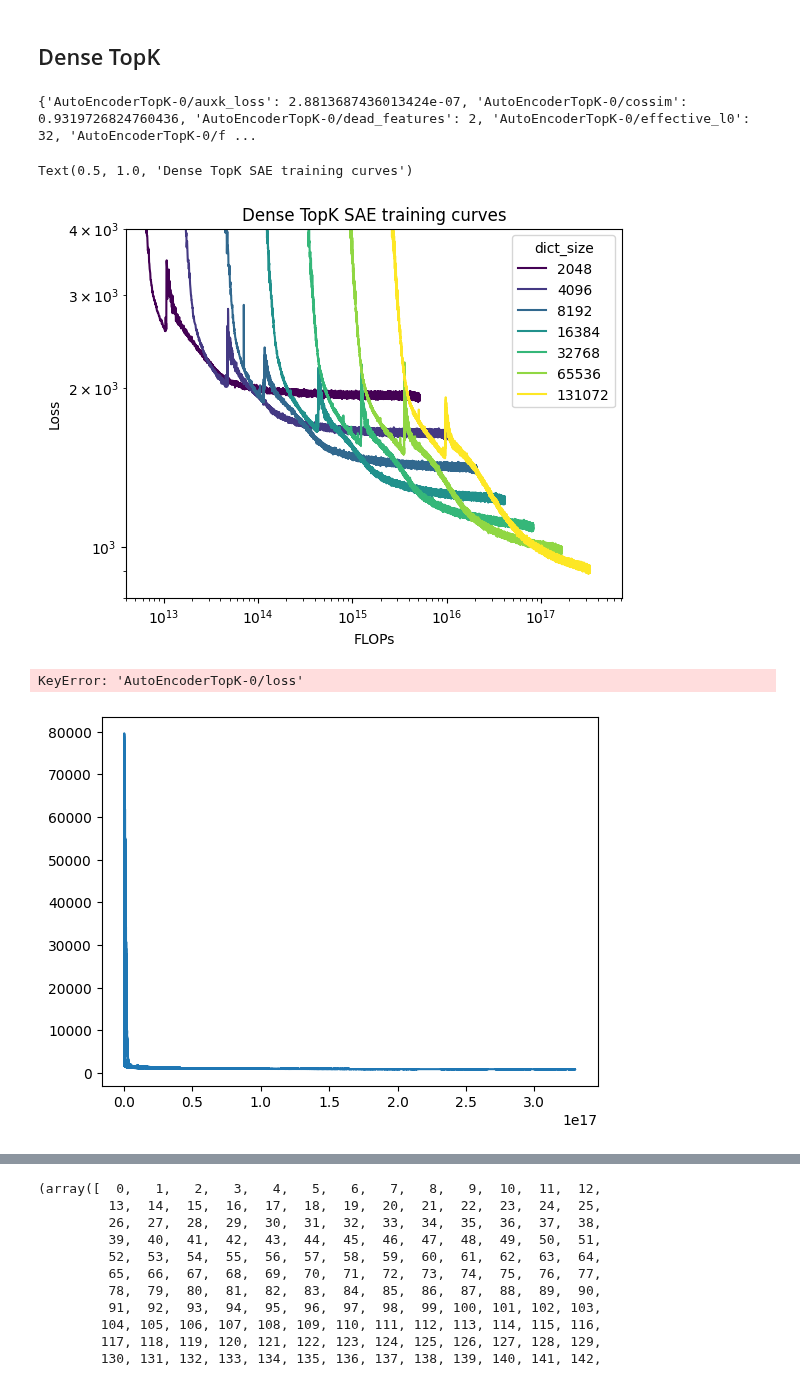
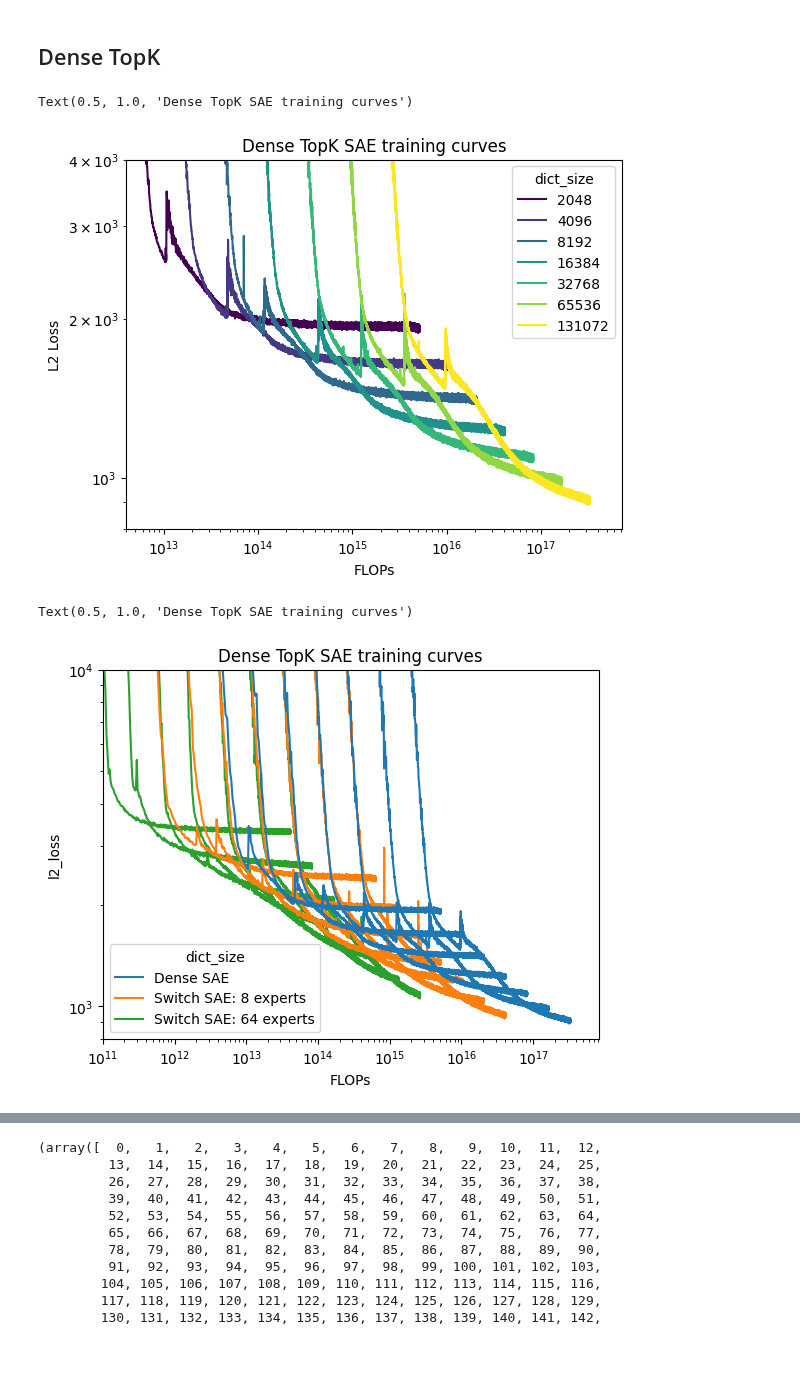
Before and after one commit to amudide/switch_sae, a Jupyter notebook: scaling_laws/attempt0/plot.ipynb, the cells around one changed output, grey strips where cells are left out. Drawn from its saved outputs; the diff is of its cells as text; code cells hidden in the pictures; blank space fills up the shorter version.

Commit message:
added notebook for making scaling laws plot

```diff
--- a/scaling_laws/attempt0/plot.ipynb
+++ b/scaling_laws/attempt0/plot.ipynb
@@ -17,4 +22,0 @@ run = api.run("ericjmichaud_/switch_saes_scaling_laws_attempt_0/lxo4heat")
-# %%
-run.summary
-# %% [output]
-{'AutoEncoderTopK-0/auxk_loss': 2.8813687436013424e-07, 'AutoEncoderTopK-0/cossim': 0.9319726824760436, 'AutoEncoderTopK-0/dead_features': 2, 'AutoEncoderTopK-0/effective_l0': 32, 'AutoEncoderTopK-0/f ...
@@ -40,8 +36,8 @@ for i, run_name in enumerate(run_names):
         # run.config[f"{run_name}"]["batch_size"]
         8192 # batch_size
     )
-    losses = data[f"{run_name}/loss"].values
-    plt.plot(flops, losses, label=dict_sizes[run_name], color=colors[i])
+    losses = data[f"{run_name}/l2_loss"].values
+    plt.plot(flops[:-1], losses[:-1], label=dict_sizes[run_name], color=colors[i])
 
 plt.xscale('log')
 plt.yscale('log')
@@ -50,13 +46,13 @@ plt.ylim(8e2, 4e3)
 plt.xlim(4e12, None)
 
 plt.xlabel("FLOPs")
-plt.ylabel('Loss')
+plt.ylabel('L2 Loss')
 
 plt.legend(title="dict_size")
 plt.title("Dense TopK SAE training curves")
 # %% [output]
 Text(0.5, 1.0, 'Dense TopK SAE training curves')
-[figure, old version]
+[figure, new version]
 # %%
 api = wandb.Api()
 run8 = api.run("ericjmichaud_/switch_saes_scaling_laws_attempt_0/h6k7z6ra")
@@ -69,4 +65,21 @@ data8 = pd.DataFrame(history8)
+# %%
+api = wandb.Api()
+run64 = api.run("ericjmichaud_/switch_saes_scaling_laws_attempt_0/ch2cr7og")
+
+run_names64 = list(run64.config)
+dict_sizes64 = {run_name: run64.config[run_name]['dict_size'] for run_name in run_names64}
+
+history64 = run64.scan_history()
+data64 = pd.DataFrame(history64)
 # %%
+# extremely crude calculation
+
+# use FLOPS on the x axis
+def flops_dense(step, activation_dim, dict_size, batch_size):
+    forward = dict_size * activation_dim * 2 * batch_size
+    backward = dict_size * activation_dim * 2 * batch_size
+    return step * (forward + backward)
+
 # use FLOPS on the x axis
 def flops_sparse(step, activation_dim, dict_size, batch_size, experts):
     return flops_dense(step, activation_dim, dict_size, batch_size) / experts
@@ -76,40 +89,52 @@ def flops_sparse(step, activation_dim, dict_size, batch_size, experts):
 # %%
 for i, run_name in enumerate(run_names):
     flops = flops_dense(
         np.array(data["_step"]),
         run.config[f"{run_name}"]["activation_dim"],
         run.config[f"{run_name}"]["dict_size"],
         # run.config[f"{run_name}"]["batch_size"]
         8192 # batch_size
     )
-    losses = data[f"{run_name}/loss"].values
-    plt.plot(flops, losses, label='Dense SAE' if i == 0 else None, color='C0')
-
+    losses = data[f"{run_name}/l2_loss"].values
+    plt.plot(flops[:-1][::5], losses[:-1][::5], label='Dense SAE' if i == 0 else None, color='C0')
 
 for i, run_name in enumerate(run_names8):
     flops = flops_sparse(
-        np.array(data8[f"{run_name}/loss"].index.tolist()),
+        np.array(data8[f"{run_name}/l2_loss"].index.tolist()),
         run8.config[f"{run_name}"]["activation_dim"],
         run8.config[f"{run_name}"]["dict_size"],
         # run8.config[f"{run_name}"]["batch_size"],
         8192, # batch_size
         8 # experts
     )
     # for some reason, the data run names are still AutoEncoderTopK, rather than SwitchAutoEncoder
-    losses = data8[f"{run_name}/loss"].values
-    plt.plot(flops, losses, label='Switch SAE: 8 experts' if i == 0 else None, color='C1')
+    losses = data8[f"{run_name}/l2_loss"].values
+    plt.plot(flops[:-1][::5], losses[:-1][::5], label='Switch SAE: 8 experts' if i == 0 else None, color='C1', zorder=-5)
+
+for i, run_name in enumerate(run_names64):
+    flops = flops_sparse(
+        np.array(data64[f"{run_name}/l2_loss"].index.tolist()),
+        run64.config[f"{run_name}"]["activation_dim"],
+        run64.config[f"{run_name}"]["dict_size"],
+        # run8.config[f"{run_name}"]["batch_size"],
+        8192, # batch_size
+        64 # experts
+    )
+    # for some reason, the data run names are still AutoEncoderTopK, rather than SwitchAutoEncoder
+    losses = data64[f"{run_name}/l2_loss"].values
+    plt.plot(flops[:-1][::5], losses[:-1][::5], label='Switch SAE: 64 experts' if i == 0 else None, color='C2', zorder=-10)
 
 plt.xscale('log')
 plt.yscale('log')
 
-plt.xlim(4e9, None)
-plt.ylim(8e2, 4e3)
+plt.xlim(1e11, None)
+plt.ylim(8e2, 1e4)
 
 plt.xlabel("FLOPs")
-plt.ylabel('Loss')
+plt.ylabel('l2_loss')
 
 plt.legend(title="dict_size")
 plt.title("Dense TopK SAE training curves")
 # %% [output]
-KeyError: 'AutoEncoderTopK-0/loss'
+Text(0.5, 1.0, 'Dense TopK SAE training curves')
-[figure, old version]
+[figure, new version]
```
Also changed, not shown: parts of 9 cells of this notebook.
